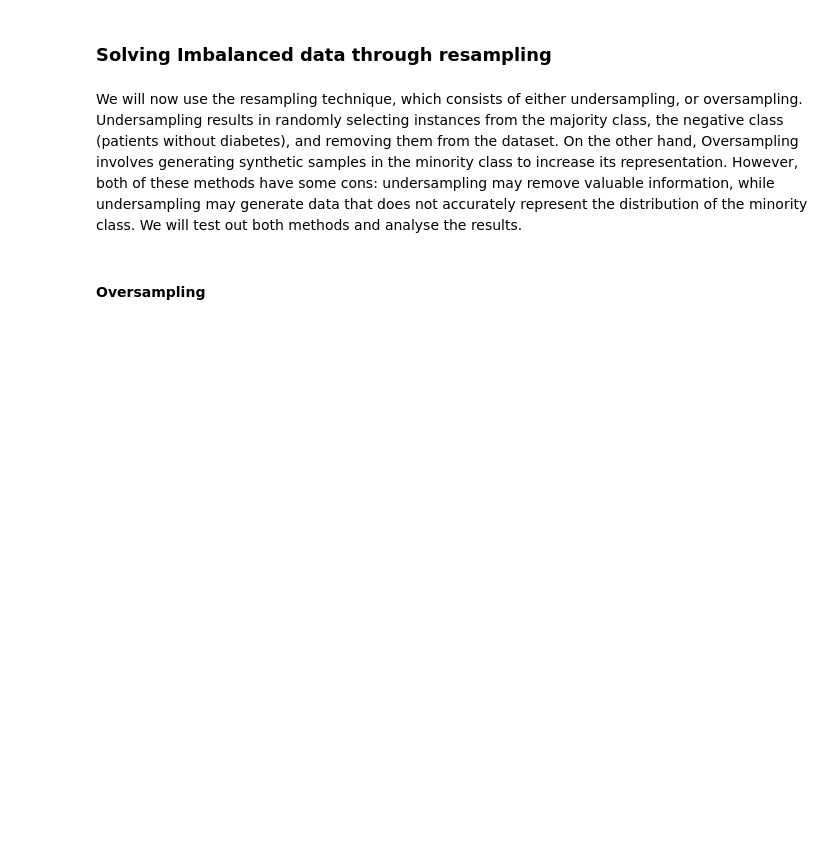
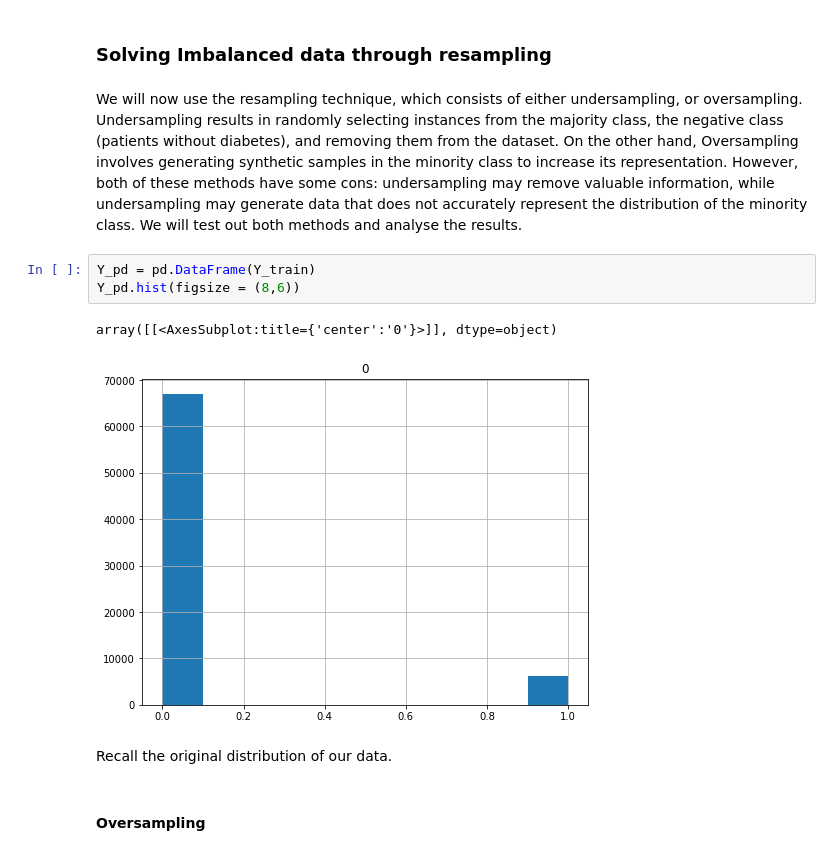
Before and after one commit to flaviagrasso/CSE204_Project, a Jupyter notebook: MachineLearningProject/MACHINE LEARNING PROJECT.ipynb, the cells around one changed output. Cells and saved outputs as stored; diff of their text form; blank space fills up the shorter version.

```diff
--- a/MachineLearningProject/MACHINE LEARNING PROJECT.ipynb
+++ b/MachineLearningProject/MACHINE LEARNING PROJECT.ipynb
@@ -413,5 +444,13 @@ Unfortunately, cross validation does not improve the f1 score very much, we will
 ### Solving Imbalanced data through resampling
 # %% [markdown]
 We will now use the resampling technique, which consists of either undersampling, or oversampling. Undersampling results in randomly selecting instances from the majority class, the negative class (patients without diabetes), and removing them from the dataset. On the other hand, Oversampling involves generating synthetic samples in the minority class to increase its representation. However, both of these methods have some cons: undersampling may remove valuable information, while undersampling may generate data that does not accurately represent the distribution of the minority class. We will test out both methods and analyse the results.
+# %%
+Y_pd = pd.DataFrame(Y_train)
+Y_pd.hist(figsize = (8,6))
+# %% [output]
+array([[<AxesSubplot:title={'center':'0'}>]], dtype=object)
+[figure, added]
+# %% [markdown]
+Recall the original distribution of our data.
 # %% [markdown]
 #### Oversampling
```
Also changed, not shown: parts of 30 cells of this notebook.
